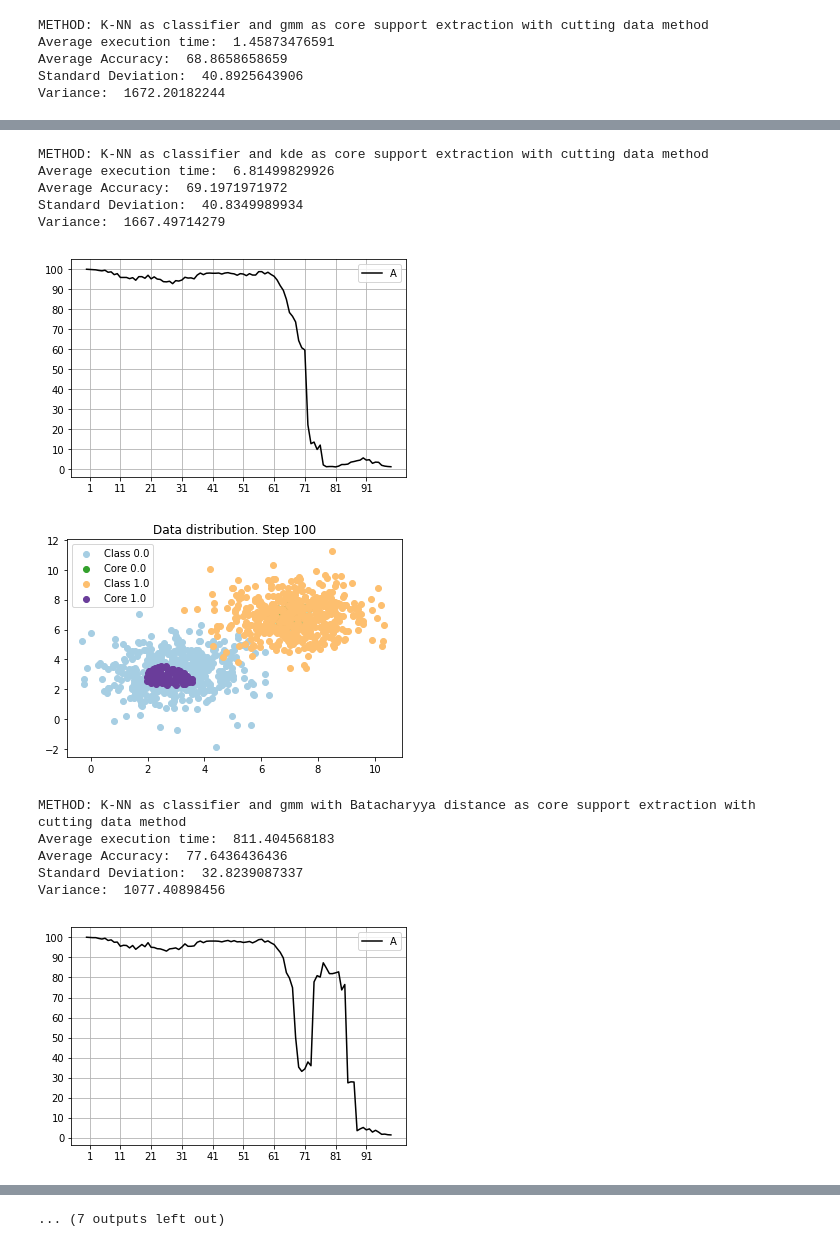
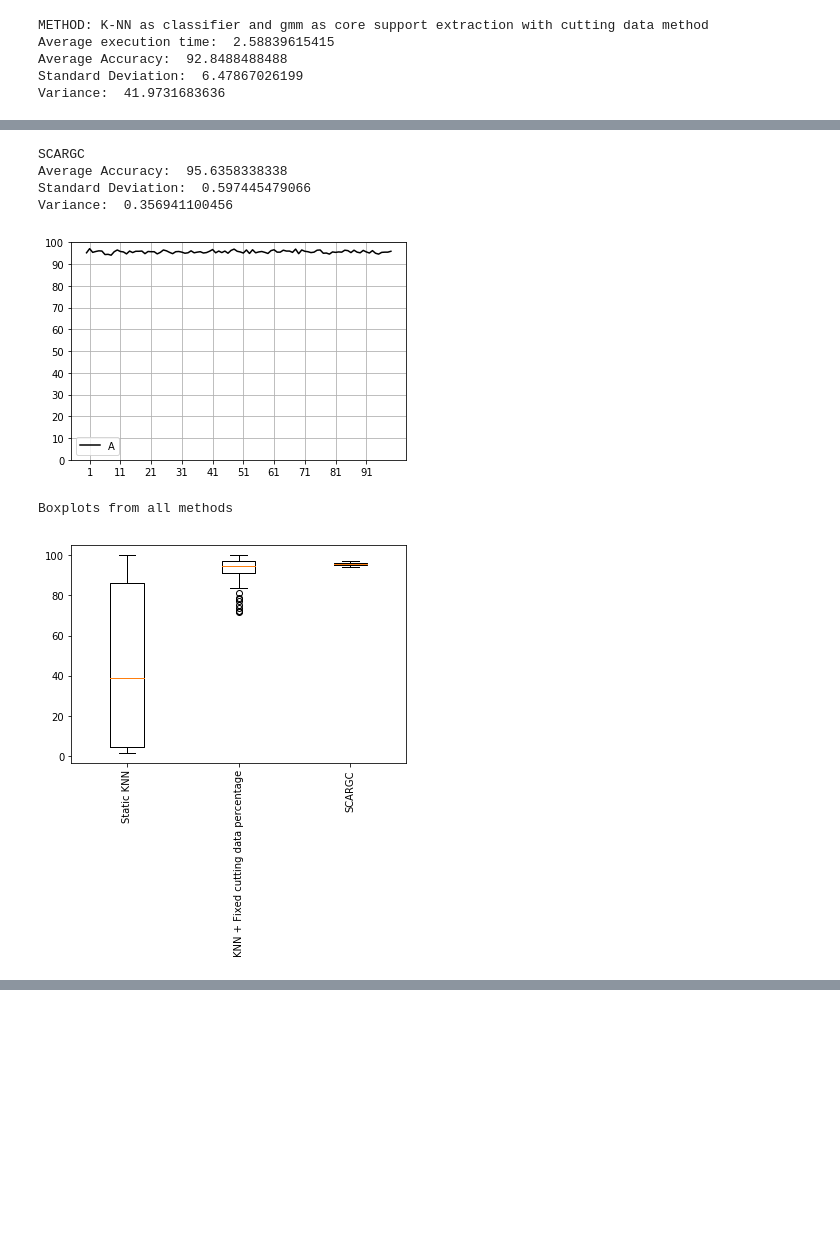
Before and after one commit to raulsenaferreira/Systems-Engineering, a Jupyter notebook: Dissertation/experiments/Datasets benchmarking/sinthetic/Two_Bidimensional_Unimodal_Gaussian.ipynb, the cells around one changed output, grey strips where cells are left out. Saved outputs shown, nothing was run; the diff lists cells and outputs as text; code cells hidden in the pictures; blank space fills up the shorter version.

```diff
--- a/Dissertation/experiments/Datasets benchmarking/sinthetic/Two_Bidimensional_Unimodal_Gaussian.ipynb
+++ b/Dissertation/experiments/Datasets benchmarking/sinthetic/Two_Bidimensional_Unimodal_Gaussian.ipynb
@@ -33,8 +33,8 @@ class Experiment():
         self.usePCA=False
         #used only by gmm / kde process
         self.densityFunction=densityFunction
-        self.excludingPercentage = 0.9
-        self.K_variation = 2
+        self.excludingPercentage = 0.75
+        self.K_variation = 3
         self.classifier='cluster_and_label'
         #used in alpha-shape version only
         self.CP=0.65
@@ -149,13 +149,13 @@ def main():
 
     ''' Proposed Method 1 (density function core extraction) '''
     experiments[2] = Experiment(proposed_gmm_core_extraction, "gmm")
-    experiments[4] = Experiment(proposed_gmm_core_extraction, "kde")
+    #experiments[4] = Experiment(proposed_gmm_core_extraction, "kde")
 
     '''
     Proposed method 2 (Intersection between two distributions with Batacharrya distance + density function)
     '''
-    experiments[5] = Experiment(intersection, "gmm")
-    experiments[6] = Experiment(intersection, "kde")
+    #experiments[5] = Experiment(intersection, "gmm")
+    #experiments[6] = Experiment(intersection, "kde")
 
     '''
     Proposed method 3 (GMM All instances)
@@ -185,6 +185,6 @@ Variance:  1355.42315489
 [figure]
 METHOD: K-NN as classifier and gmm as core support extraction with cutting data method
-Average execution time:  1.45873476591
-Average Accuracy:  68.8658658659
-Standard Deviation:  40.8925643906
-Variance:  1672.20182244
+Average execution time:  2.58839615415
+Average Accuracy:  92.8488488488
+Standard Deviation:  6.47867026199
+Variance:  41.9731683636
@@ -193,13 +193,7 @@ Variance:  1672.20182244
-METHOD: K-NN as classifier and kde as core support extraction with cutting data method
-Average execution time:  6.81499829926
-Average Accuracy:  69.1971971972
-Standard Deviation:  40.8349989934
-Variance:  1667.49714279
+SCARGC
+Average Accuracy:  95.6358338338
+Standard Deviation:  0.597445479066
+Variance:  0.356941100456
-[figure, old version]
+[figure, new version]
+Boxplots from all methods
-[figure, old version]
+[figure, new version]
-METHOD: K-NN as classifier and gmm with Batacharyya distance as core support extraction with cutting data method
-Average execution time:  811.404568183
-Average Accuracy:  77.6436436436
-Standard Deviation:  32.8239087337
-Variance:  1077.40898456
-[figure, removed]
@@ -207 +199,0 @@ Variance:  1077.40898456
-... (7 outputs left out)
```
Also changed, not shown: parts of 1 cell of this notebook, 11 other files.
